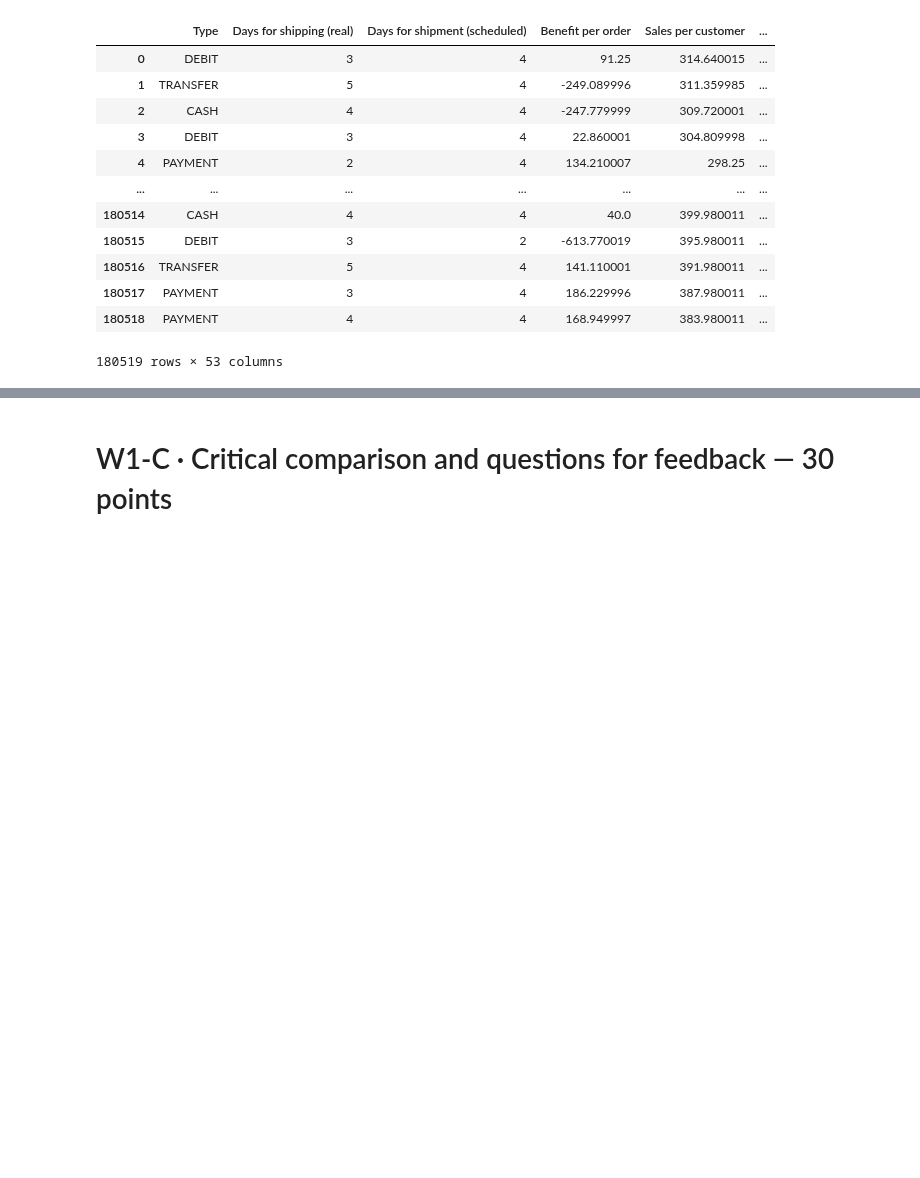
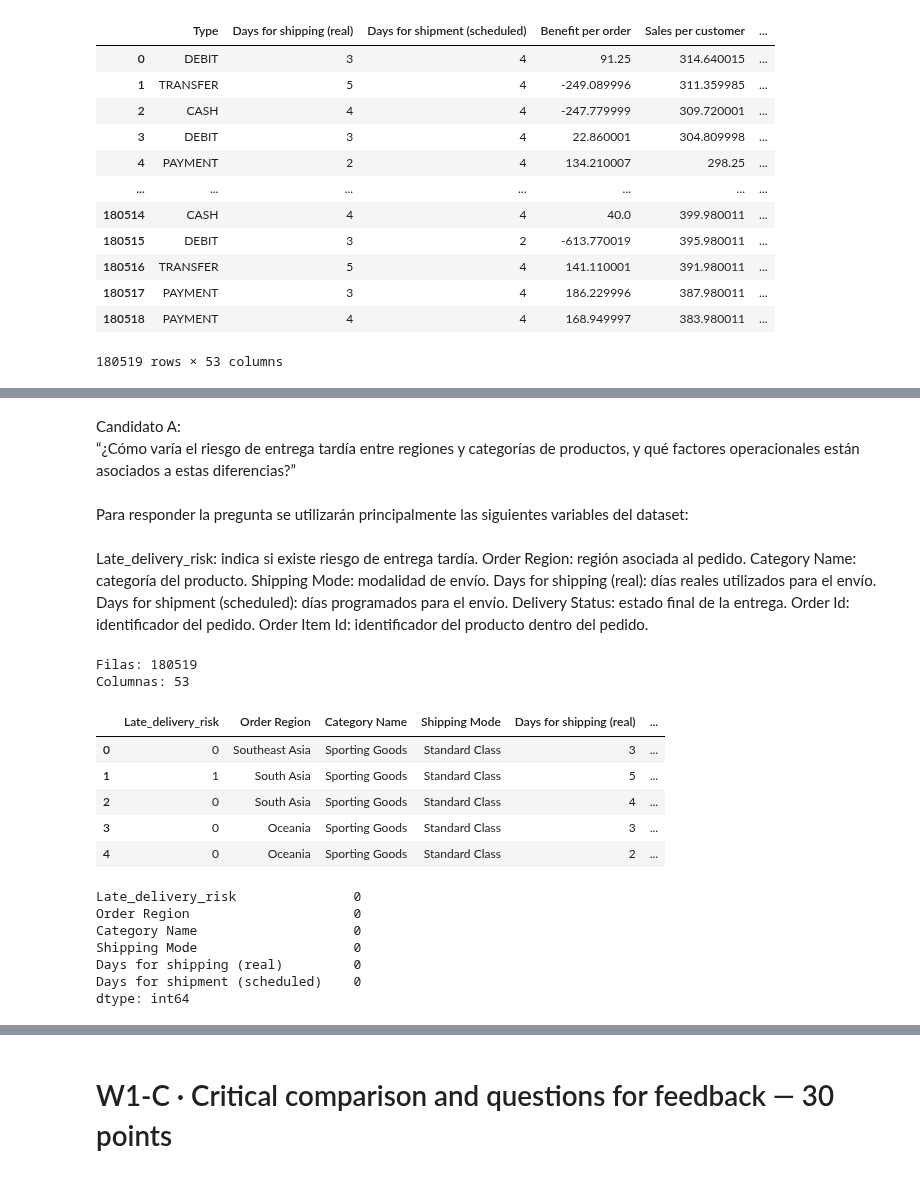
Before and after one commit to ians513/Business-Intelligence, a Jupyter notebook: Workshop Inicio Proyecto.ipynb, the cells around one changed output, grey strips where cells are left out. Saved outputs shown, nothing was run; the diff lists cells and outputs as text; code cells hidden in the pictures; blank space fills up the shorter version.

```diff
--- a/Workshop Inicio Proyecto.ipynb
+++ b/Workshop Inicio Proyecto.ipynb
@@ -72,0 +115,46 @@ df
+# %% [markdown]
+Candidato A:
+“¿Cómo varía el riesgo de entrega tardía entre regiones y categorías de productos, y qué factores operacionales están asociados a estas diferencias?”
+# %% [markdown]
+Para responder la pregunta se utilizarán principalmente las siguientes variables del dataset:
+# %% [markdown]
+Late\_delivery\_risk: indica si existe riesgo de entrega tardía\.
+Order Region: región asociada al pedido\.
+Category Name: categoría del producto\.
+Shipping Mode: modalidad de envío\.
+Days for shipping \(real\): días reales utilizados para el envío\.
+Days for shipment \(scheduled\): días programados para el envío\.
+Delivery Status: estado final de la entrega\.
+Order Id: identificador del pedido\.
+Order Item Id: identificador del producto dentro del pedido\.
+# %%
+columnas = [
+    "Late_delivery_risk",
+    "Order Region",
+    "Category Name",
+    "Shipping Mode",
+    "Days for shipping (real)",
+    "Days for shipment (scheduled)"
+]
+
+print("Filas:", df.shape[0])
+print("Columnas:", df.shape[1])
+
+display(df[columnas].head())
+display(df[columnas].isnull().sum())
+# %% [output]
+Filas: 180519
+Columnas: 53
+|  | Late_delivery_risk | Order Region | Category Name | Shipping Mode | Days for shipping (real) | ... |
+| 0 | 0 | Southeast Asia | Sporting Goods | Standard Class | 3 | ... |
+| 1 | 1 | South Asia | Sporting Goods | Standard Class | 5 | ... |
+| 2 | 0 | South Asia | Sporting Goods | Standard Class | 4 | ... |
+| 3 | 0 | Oceania | Sporting Goods | Standard Class | 3 | ... |
+| 4 | 0 | Oceania | Sporting Goods | Standard Class | 2 | ... |
+Late_delivery_risk               0
+Order Region                     0
+Category Name                    0
+Shipping Mode                    0
+Days for shipping (real)         0
+Days for shipment (scheduled)    0
+dtype: int64
```
Also changed, not shown: parts of 13 cells of this notebook.
